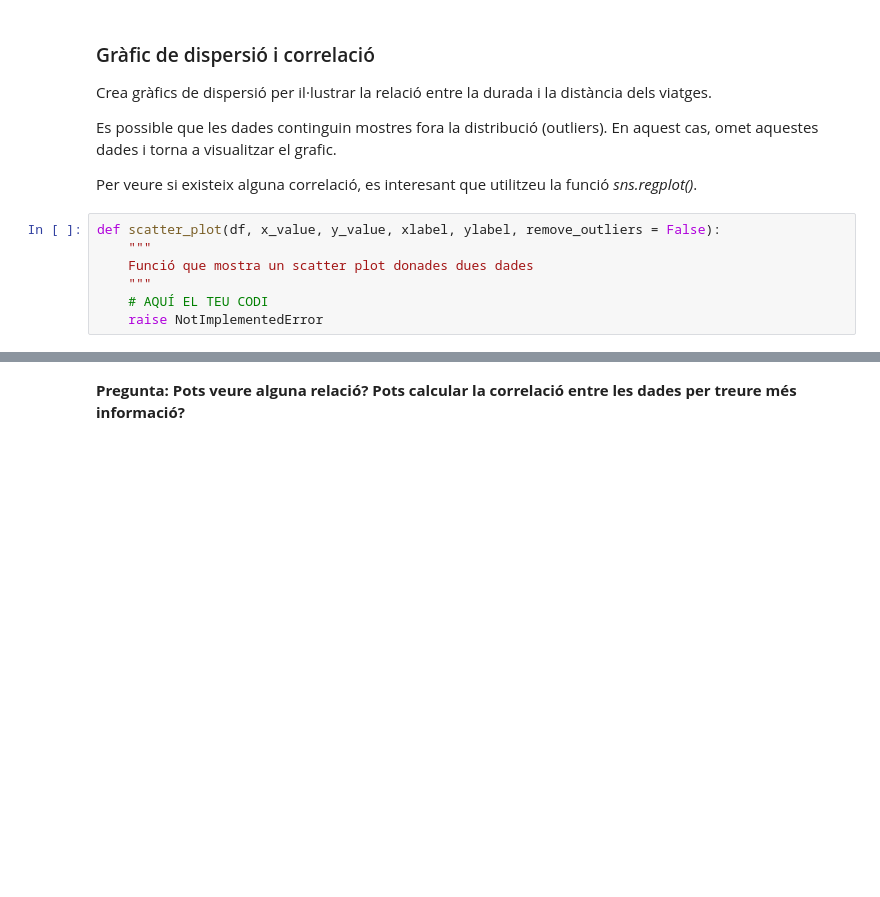
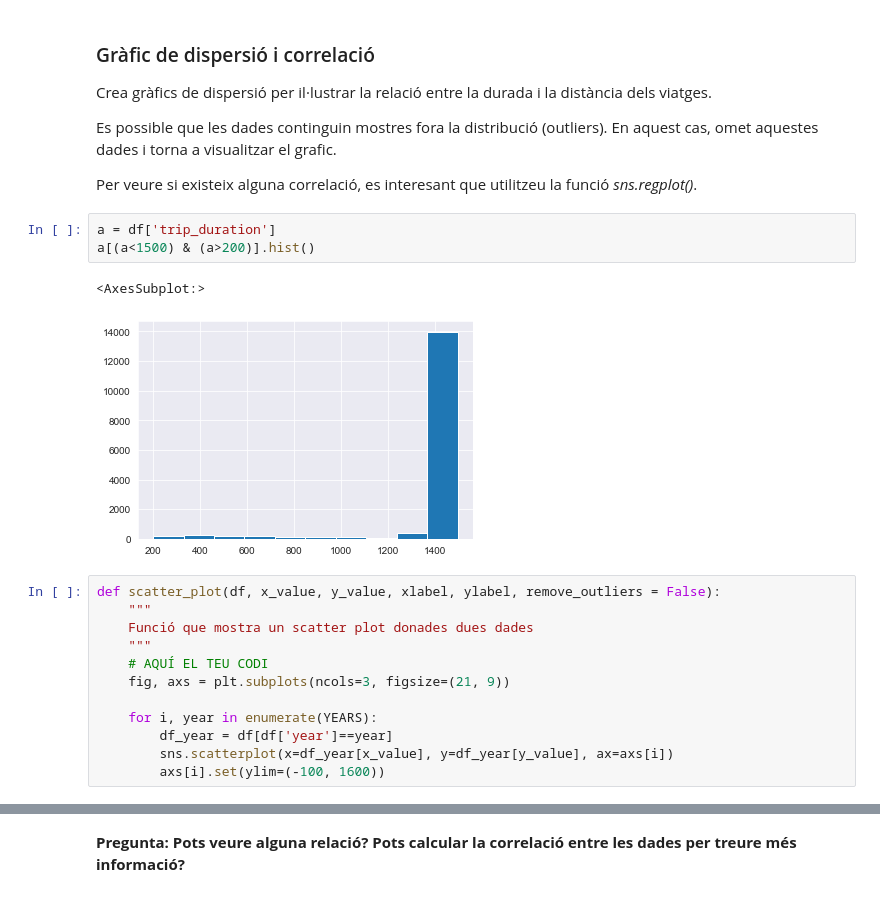
Before and after one commit to mates-info/tnui, a Jupyter notebook: TNUI_P1/AssignmentCode.ipynb, the cells around one changed output, grey strips where cells are left out. Saved outputs shown, nothing was run; the diff lists cells and outputs as text; blank space fills up the shorter version.

```diff
--- a/TNUI_P1/AssignmentCode.ipynb
+++ b/TNUI_P1/AssignmentCode.ipynb
@@ -487,11 +527,22 @@ Crea gràfics de dispersió per il·lustrar la relació entre la durada i la dis
 Es possible que les dades continguin mostres fora la distribució (outliers). En aquest cas, omet aquestes dades i torna a visualitzar el grafic.
 
 Per veure si existeix alguna correlació, es interesant que utilitzeu la funció *sns.regplot()*.
+# %%
+a = df['trip_duration']
+a[(a<1500) & (a>200)].hist()
+# %% [output]
+<AxesSubplot:>
+[figure, added]
 # %%
 def scatter_plot(df, x_value, y_value, xlabel, ylabel, remove_outliers = False):
     """
     Funció que mostra un scatter plot donades dues dades
     """
     # AQUÍ EL TEU CODI
-    raise NotImplementedError
+    fig, axs = plt.subplots(ncols=3, figsize=(21, 9))
+
+    for i, year in enumerate(YEARS):
+        df_year = df[df['year']==year]
+        sns.scatterplot(x=df_year[x_value], y=df_year[y_value], ax=axs[i])
+        axs[i].set(ylim=(-100, 1600))
 # %%
```
Also changed, not shown: parts of 10 cells of this notebook.
